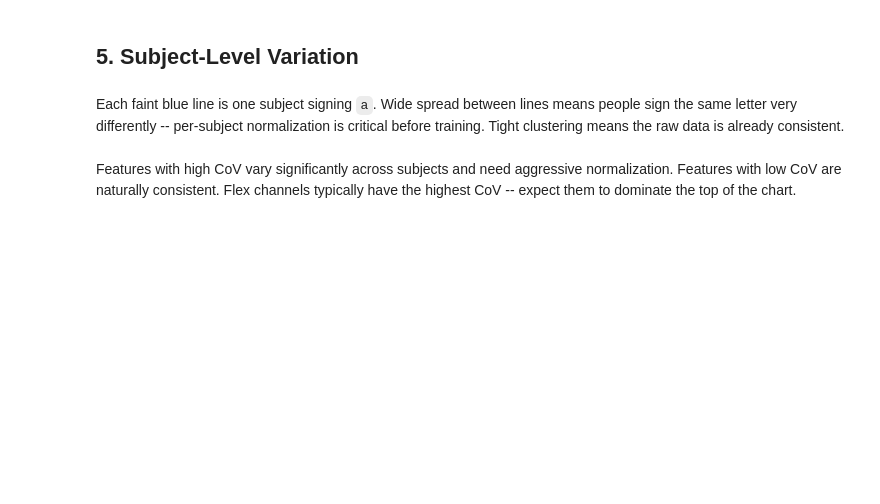
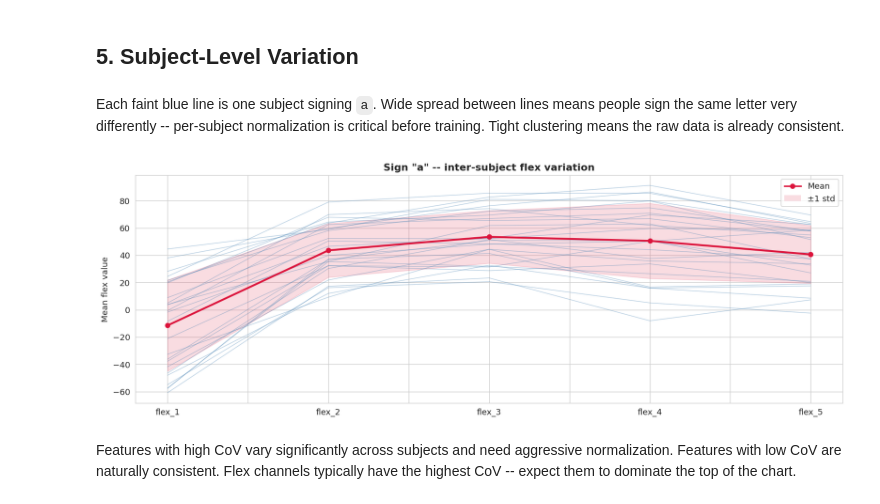
Before and after one commit to byteforcebuilds/ASL_Gloves_RV1, a Jupyter notebook: software/ml/notebooks/01_data_exploration.ipynb, the cells around one changed output. Saved outputs shown, nothing was run; the diff lists cells and outputs as text; code cells hidden in the pictures; blank space fills up the shorter version.

```diff
--- a/software/ml/notebooks/01_data_exploration.ipynb
+++ b/software/ml/notebooks/01_data_exploration.ipynb
@@ -228,23 +275,28 @@ Each faint blue line is one subject signing `a`. Wide spread between lines means
 # %%
 # plot mean flex values for sign 'a' across all 25 subjects
 sign_data = df[df['sign'] == 'a'].groupby('subject')[FLEX_COLS].mean()
 
 fig, ax = plt.subplots(figsize=(14, 5))
 
 # each faint blue line is one subject
 sign_data.T.plot(ax=ax, legend=False, lw=0.8, alpha=0.4, color='steelblue')
 
 # red line is the mean across all subjects, shaded band is ±1 standard deviation
 ax.plot(FLEX_COLS, sign_data.mean(), color='crimson', lw=2.5, label='Mean', marker='o')
 ax.fill_between(FLEX_COLS,
     sign_data.mean() - sign_data.std(),
     sign_data.mean() + sign_data.std(),
     alpha=0.15, color='crimson', label='±1 std')
 ax.set_title('Sign "a" -- inter-subject flex variation', fontweight='bold')
 ax.set_ylabel('Mean flex value')
-ax.legend()
+ax.legend(handles=[
+    plt.Line2D([0], [0], color='crimson', lw=2, marker='o', label='Mean'),
+    plt.matplotlib.patches.Patch(facecolor='crimson', alpha=0.15, label='±1 std')
+])
 plt.tight_layout()
 plt.show()
+# %% [output]
+[figure, added]
 # %% [markdown]
 Features with high CoV vary significantly across subjects and need aggressive normalization. Features with low CoV are naturally consistent. Flex channels typically have the highest CoV -- expect them to dominate the top of the chart.
 # %%
```
Also changed, not shown: parts of 14 cells of this notebook, 1 other file.
